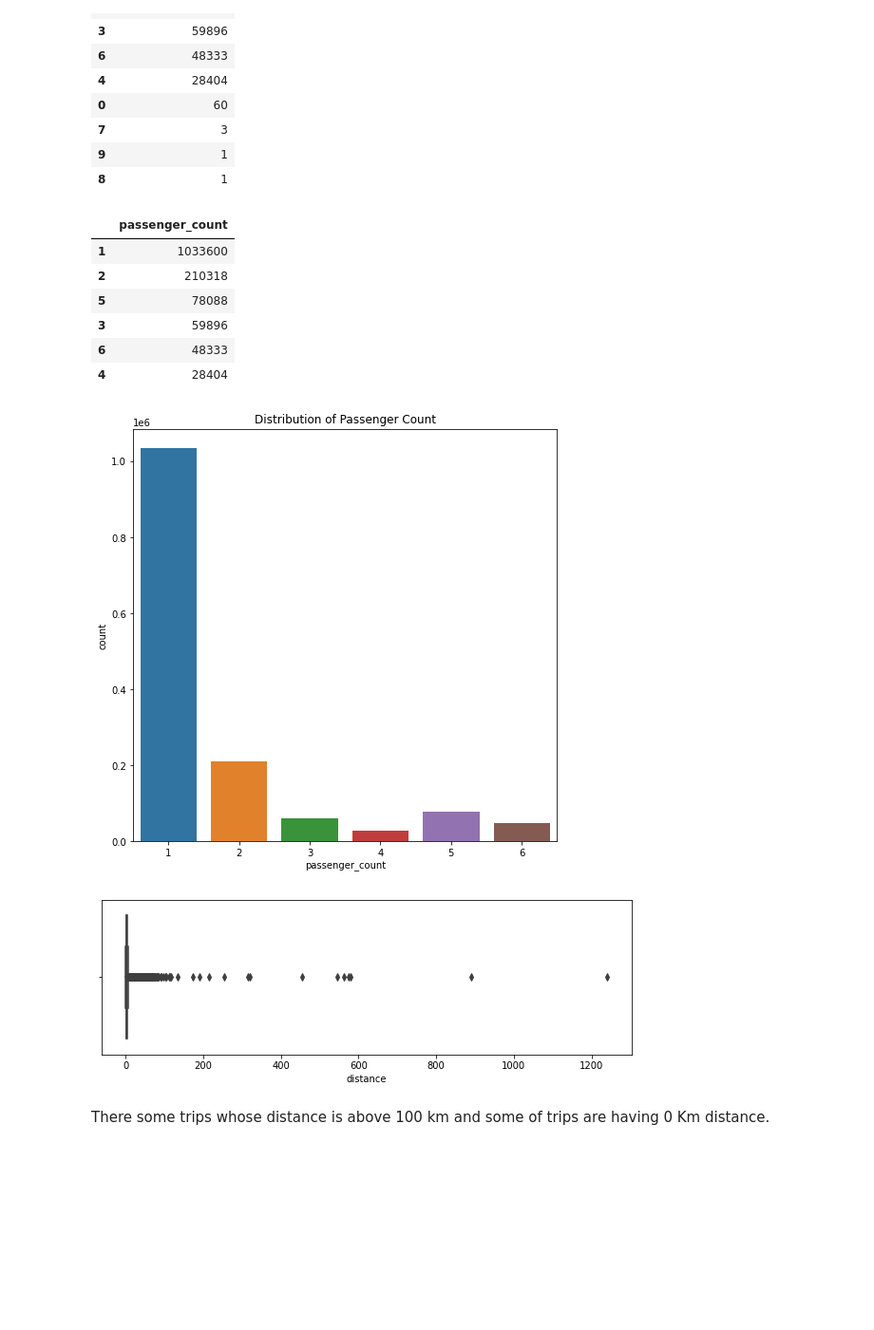
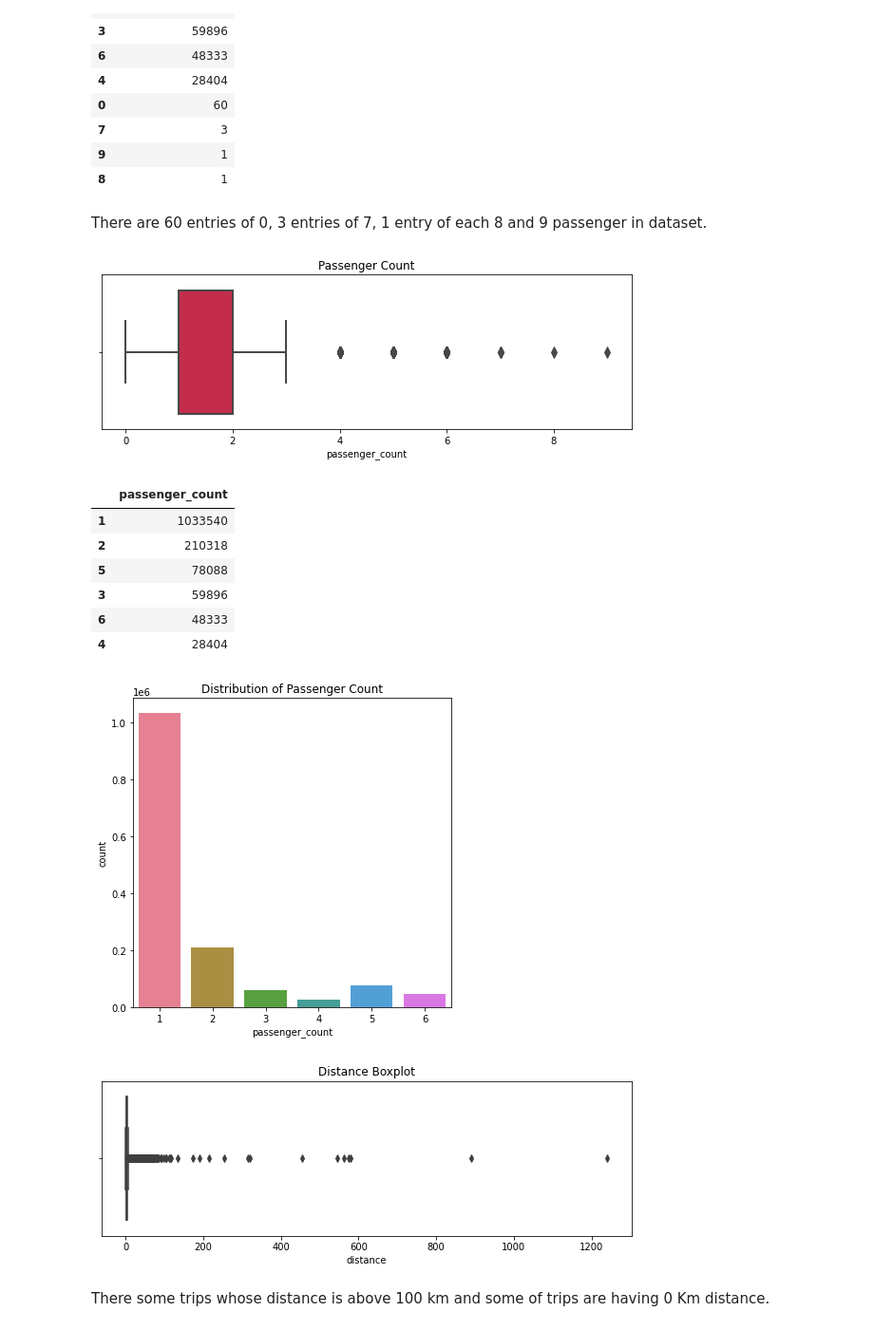
Before and after one commit to San13deep/NYC_Taxi_Trip_Prediction, a Jupyter notebook: NYC_Taxi_Trip_Time_Prediction_Capstone_Project.ipynb, the cells around one changed output. Shown at 95% size. Saved outputs shown, nothing was run; the diff lists cells and outputs as text; code cells hidden in the pictures; blank space fills up the shorter version.

```diff
--- a/NYC_Taxi_Trip_Time_Prediction_Capstone_Project.ipynb
+++ b/NYC_Taxi_Trip_Time_Prediction_Capstone_Project.ipynb
@@ -130,9 +163,11 @@ nyc_df.describe()
 nyc_df['pickup_datetime']=pd.to_datetime(nyc_df['pickup_datetime'])
 nyc_df['dropoff_datetime']=pd.to_datetime(nyc_df['dropoff_datetime'])
 # %%
+# Few new feartures created and added in dataframe
 nyc_df['pickup_day']=nyc_df['pickup_datetime'].dt.day_name()
 nyc_df['dropoff_day']=nyc_df['dropoff_datetime'].dt.day_name()
 nyc_df['pickup_month']=nyc_df['pickup_datetime'].dt.month
 nyc_df['dropoff_month']=nyc_df['dropoff_datetime'].dt.month
 nyc_df['pickup_hr']=nyc_df['pickup_datetime'].dt.hour
+nyc_df['dropoff_hour']=nyc_df['dropoff_datetime'].dt.hour
 # %%
@@ -185,34 +230,45 @@ nyc_df['passenger_count'].value_counts().to_frame()
 | 7 | 3 |
 | 9 | 1 |
 | 8 | 1 |
-# %%
-outlier_passenger_df = nyc_df[nyc_df['passenger_count']>6]
-nyc_df = nyc_df.drop(outlier_passenger_df.index, axis=0)
-# %%
-nyc_df['passenger_count'] = nyc_df['passenger_count'].map(lambda x:1 if x == 0 else x)
+# %% [markdown]
+There are 60 entries of 0, 3 entries of 7, 1 entry of each 8 and 9 passenger in dataset.
+# %%
+plt.figure(figsize= (10,3))
+sns.boxplot(x = nyc_df['passenger_count'], color = 'crimson', linewidth=2, fliersize=8)
+plt.title('Passenger Count')
+plt.show()
+# %% [output]
+[figure, added]
+# %%
+# Removing 0,7,8 and 9 passenger count entries.
+nyc_df = nyc_df[nyc_df['passenger_count']!=0]
+nyc_df = nyc_df[nyc_df['passenger_count']<=6]
 # %%
+# Checking passener count
 nyc_df['passenger_count'].value_counts().to_frame()
 # %% [output]
 |  | passenger_count |
-| 1 | 1033600 |
+| 1 | 1033540 |
 | 2 | 210318 |
 | 5 | 78088 |
 | 3 | 59896 |
 | 6 | 48333 |
 | 4 | 28404 |
 # %%
-plt.figure(figsize=(8,8))
-sns.countplot(x=nyc_df['passenger_count'])
+# Countolot of passenger count
+plt.figure(figsize=(6,6))
+sns.countplot(x=nyc_df['passenger_count'], palette = 'husl')
 plt.title('Distribution of Passenger Count')
 plt.show()
 # %% [output]
-[figure, old version]
+[figure, new version]
 # %%
 plt.figure(figsize= (10,3))
 sns.boxplot(x = nyc_df['distance'])
+plt.title('Distance Boxplot')
 plt.show()
 # %% [output]
-[figure, old version]
+[figure, new version]
 # %% [markdown]
 There some trips whose distance is above 100 km and some of trips are having 0 Km distance.
 # %%
```
Also changed, not shown: parts of 96 cells of this notebook.
